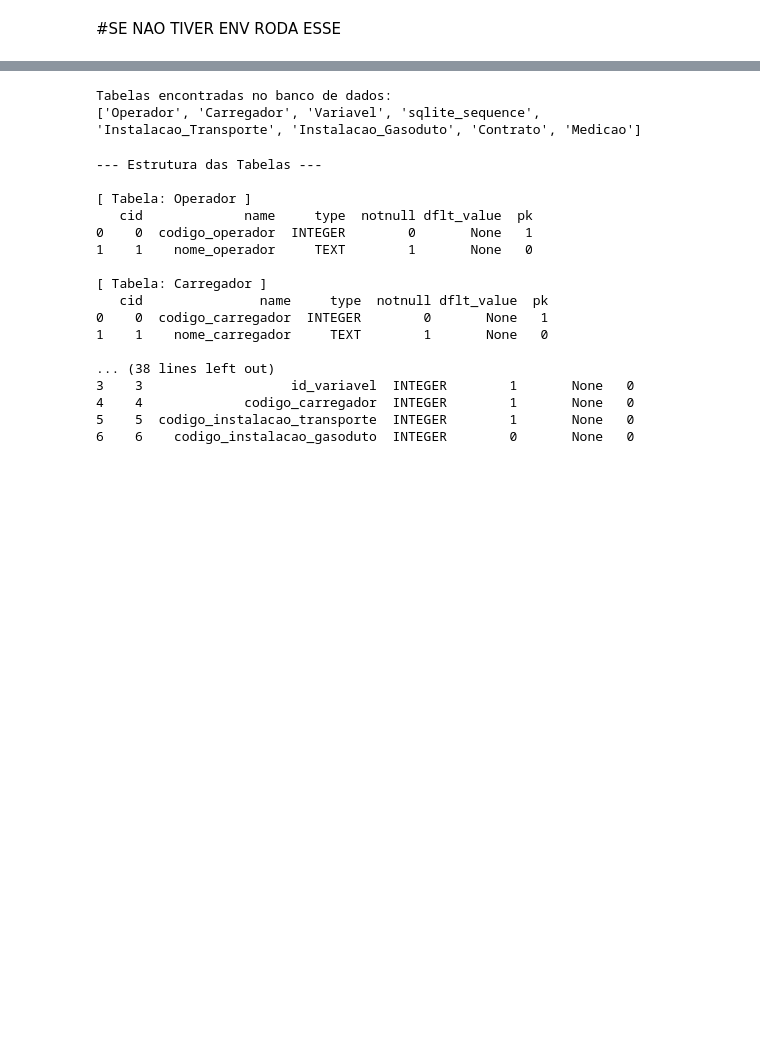
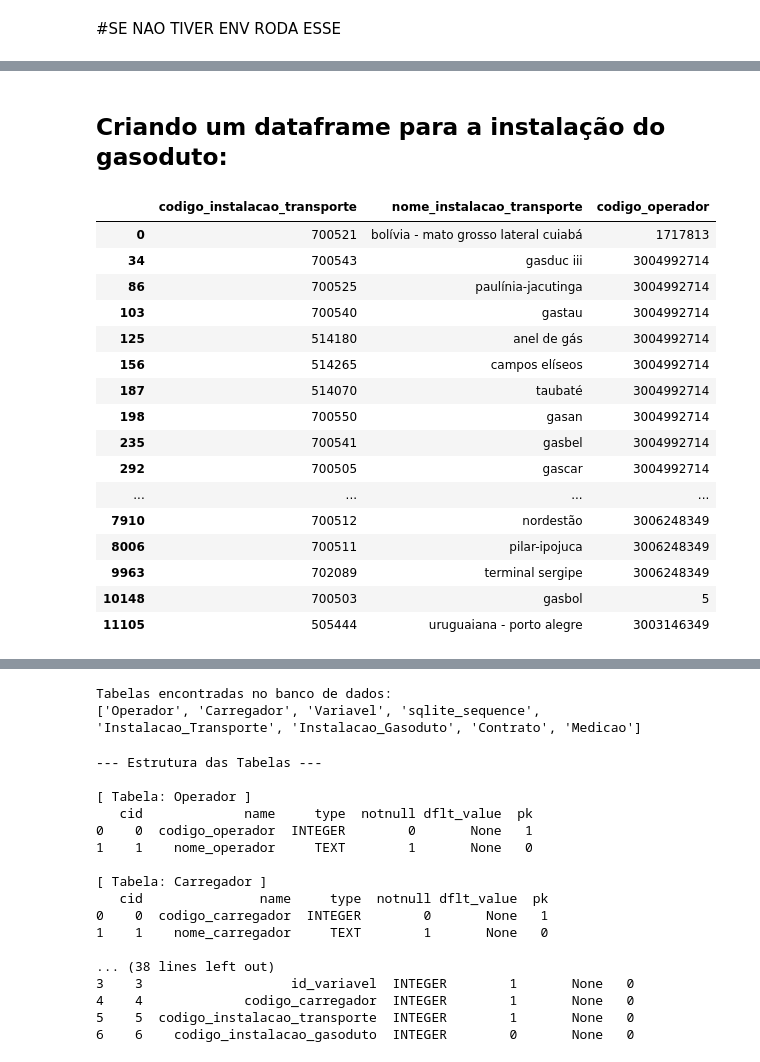
Before and after one commit to RaphaelLeivas/ibd-2025-1, a Jupyter notebook: TP2/Normalização.ipynb, the cells around one changed output, grey strips where cells are left out. Drawn from its saved outputs; the diff is of its cells as text; code cells hidden in the pictures; blank space fills up the shorter version.

```diff
--- a/TP2/Normalização.ipynb
+++ b/TP2/Normalização.ipynb
@@ -231,0 +358,24 @@ def run_etl_pipeline():
+# %%
+df_instalacao_transporte = df_long[['codigo_instalacao_transporte', 'nome_instalacao_transporte', 'codigo_operador']] \
+    .dropna(subset=['codigo_instalacao_transporte', 'nome_instalacao_transporte']) \
+    .drop_duplicates(subset=['nome_instalacao_transporte'])
+
+# Normalize case and strip spaces
+df_instalacao_transporte['nome_instalacao_transporte'] = df_instalacao_transporte['nome_instalacao_transporte'].str.strip().str.lower()
+
+# Read existing entries and normalize
+df_existentes = pd.read_sql("SELECT nome_instalacao_transporte FROM Instalacao_Transporte", conn)
+df_existentes['nome_instalacao_transporte'] = df_existentes['nome_instalacao_transporte'].str.strip().str.lower()
+
+# Filter to insert only new entries
+df_instalacao_transporte_filtrada = df_instalacao_transporte[
+    ~df_instalacao_transporte['nome_instalacao_transporte'].isin(df_existentes['nome_instalacao_transporte'])
+]
+
+# Optional: check duplicates inside filtered DataFrame
+duplicates = df_instalacao_transporte_filtrada[df_instalacao_transporte_filtrada.duplicated(subset=['nome_instalacao_transporte'], keep=False)]
+print("Duplicates after filtering:")
+print(duplicates)
+
+# Insert filtered data
+df_instalacao_transporte_filtrada.to_sql('Instalacao_Transporte', conn, if_exists='append', index=False)
@@ -231,0 +388,22 @@ def run_etl_pipeline():
+# %% [markdown]
+## Criando um dataframe para a instalação do gasoduto:
+# %%
+df_instalacao_transporte
+# %% [output]
+|  | codigo_instalacao_transporte | nome_instalacao_transporte | codigo_operador |
+| 0 | 700521 | bolívia - mato grosso lateral cuiabá | 1717813 |
+| 34 | 700543 | gasduc iii | 3004992714 |
+| 86 | 700525 | paulínia-jacutinga | 3004992714 |
+| 103 | 700540 | gastau | 3004992714 |
+| 125 | 514180 | anel de gás | 3004992714 |
+| 156 | 514265 | campos elíseos | 3004992714 |
+| 187 | 514070 | taubaté | 3004992714 |
+| 198 | 700550 | gasan | 3004992714 |
+| 235 | 700541 | gasbel | 3004992714 |
+| 292 | 700505 | gascar | 3004992714 |
+| ... | ... | ... | ... |
+| 7910 | 700512 | nordestão | 3006248349 |
+| 8006 | 700511 | pilar-ipojuca | 3006248349 |
+| 9963 | 702089 | terminal sergipe | 3006248349 |
+| 10148 | 700503 | gasbol | 5 |
+| 11105 | 505444 | uruguaiana - porto alegre | 3003146349 |
```
Also changed, not shown: parts of 39 cells of this notebook, 2 other files.
